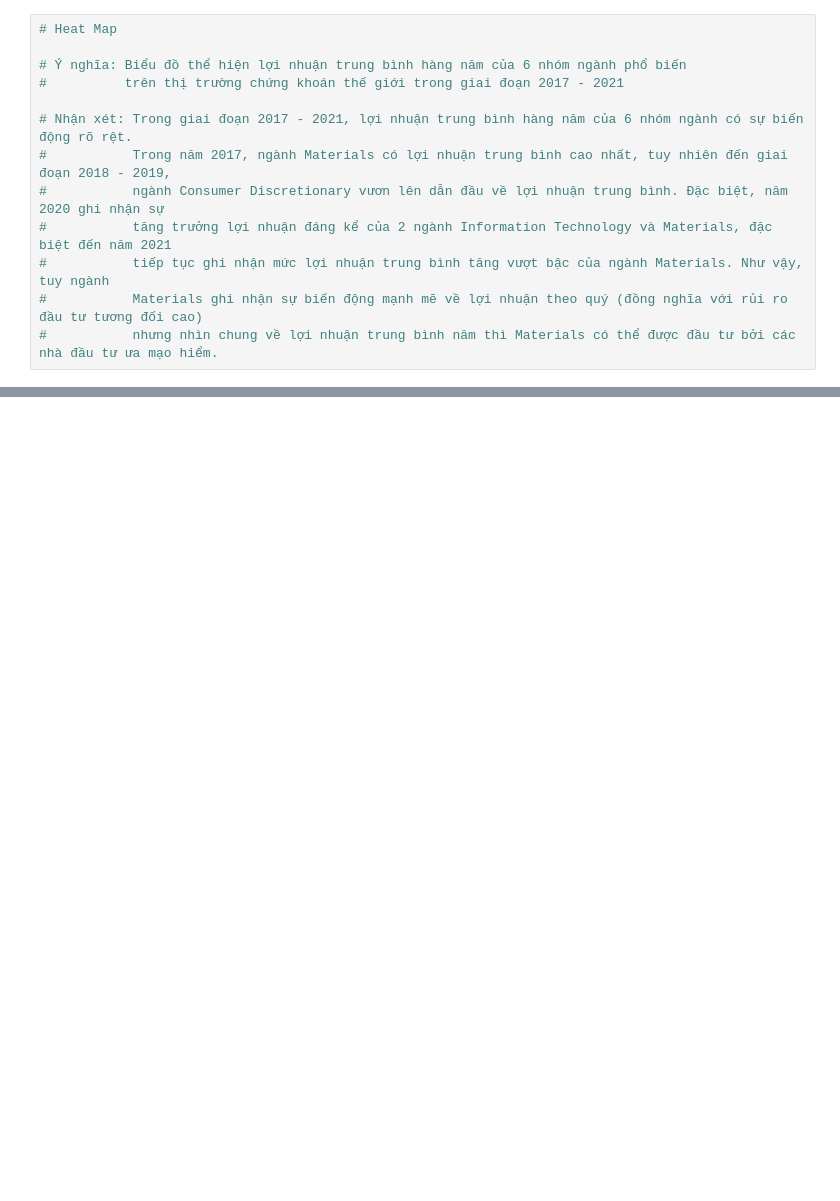
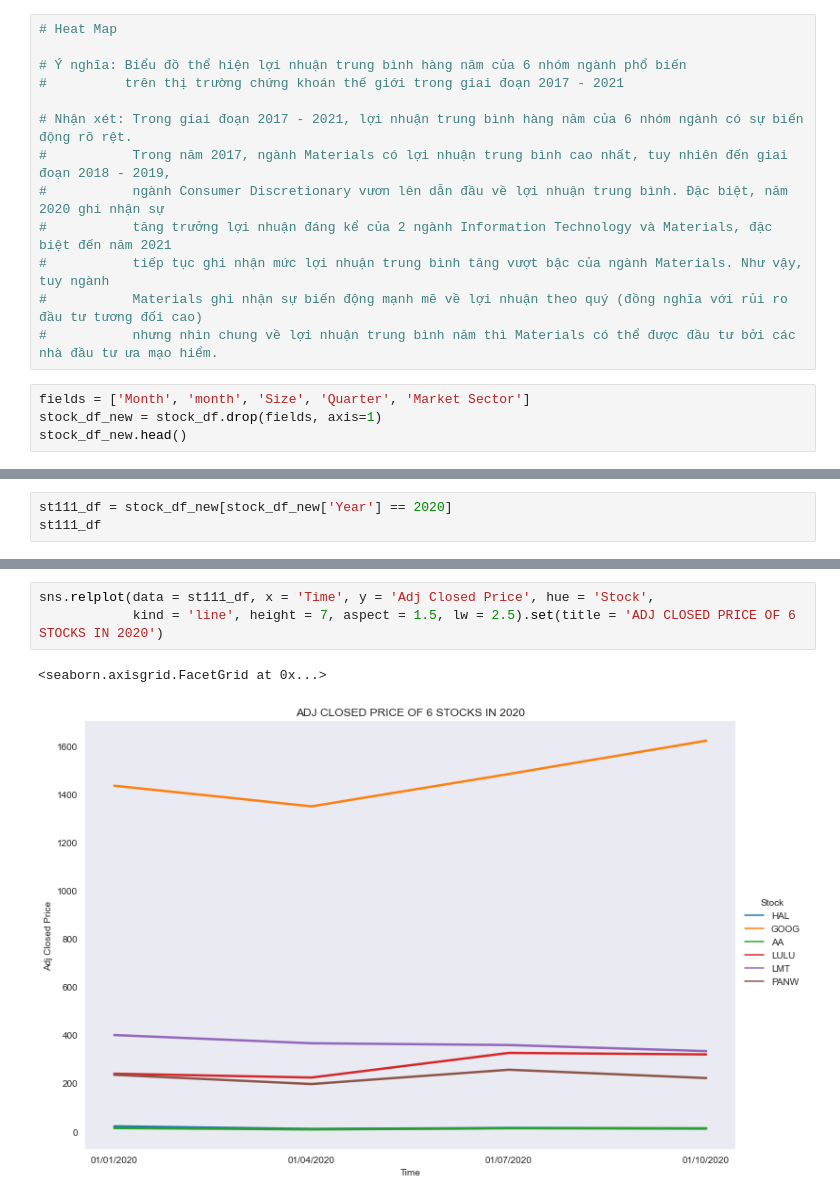
Before and after one commit to daiphuong2801/Seaborn_Tutorials, a Jupyter notebook: STOCK CASE STUDY.ipynb, the cells around one changed output, grey strips where cells are left out. Saved outputs shown, nothing was run; the diff lists cells and outputs as text; blank space fills up the shorter version.

```diff
--- a/STOCK CASE STUDY.ipynb
+++ b/STOCK CASE STUDY.ipynb
@@ -127,3 +127,7 @@ ax.set_xticklabels(xticks, rotation = 0, fontsize = 15)
 #           tiếp tục ghi nhận mức lợi nhuận trung bình tăng vượt bậc của ngành Materials. Như vậy, tuy ngành
 #           Materials ghi nhận sự biến động mạnh mẽ về lợi nhuận theo quý (đồng nghĩa với rủi ro đầu tư tương đối cao)
 #           nhưng nhìn chung về lợi nhuận trung bình năm thì Materials có thể được đầu tư bởi các nhà đầu tư ưa mạo hiểm.
+# %%
+fields = ['Month', 'month', 'Size', 'Quarter', 'Market Sector']
+stock_df_new = stock_df.drop(fields, axis=1)
+stock_df_new.head()
@@ -129,0 +141,3 @@ ax.set_xticklabels(xticks, rotation = 0, fontsize = 15)
+# %%
+st111_df = stock_df_new[stock_df_new['Year'] == 2020]
+st111_df
@@ -129,0 +162,6 @@ ax.set_xticklabels(xticks, rotation = 0, fontsize = 15)
+# %%
+sns.relplot(data = st111_df, x = 'Time', y = 'Adj Closed Price', hue = 'Stock',
+            kind = 'line', height = 7, aspect = 1.5, lw = 2.5).set(title = 'ADJ CLOSED PRICE OF 6 STOCKS IN 2020')
+# %% [output]
+<seaborn.axisgrid.FacetGrid at 0x...>
+[figure, added]
```
Also changed, not shown: parts of 11 cells of this notebook.
